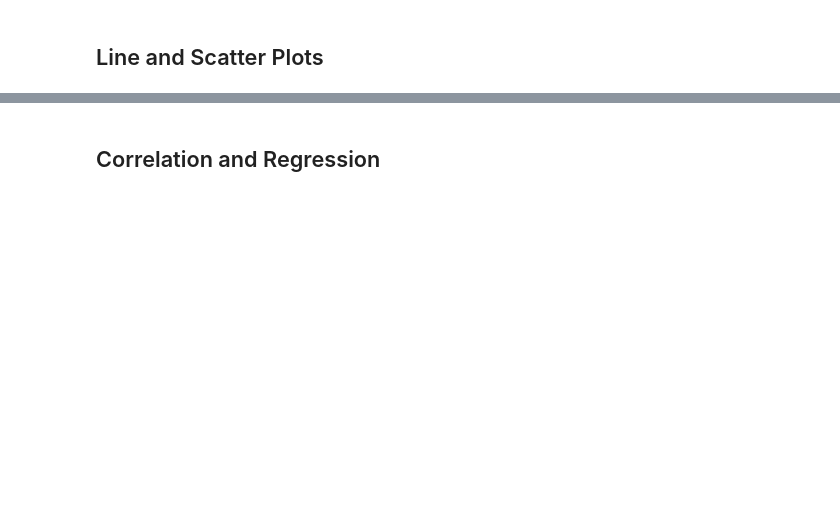
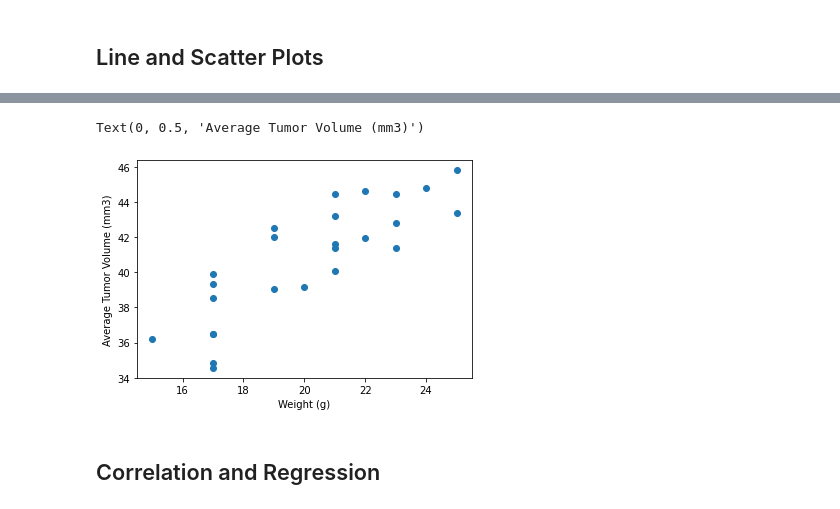
Before and after one commit to IlkayAtes11/Matplotlib-Challenge, a Jupyter notebook: Code/pymaceuticals.ipynb, the cells around one changed output, grey strips where cells are left out. Cells and saved outputs as stored; diff of their text form; code cells hidden in the pictures; blank space fills up the shorter version.

```diff
--- a/Code/pymaceuticals.ipynb
+++ b/Code/pymaceuticals.ipynb
@@ -324,4 +339,18 @@ plt.show()
 # %%
 # Generate a scatter plot of average tumor volume vs. mouse weight for the Capomulin regimen
+
+capomulin_weight= clean_data.loc[clean_data['Drug Regimen']=='Capomulin'].groupby('Mouse ID').mean()
+
+wx_axis = capomulin_weight['Weight (g)']
+
+wy_axis = capomulin_weight['Tumor Volume (mm3)']
+
+plt.scatter(wx_axis, wy_axis)
+
+plt.xlabel("Weight (g)")
+plt.ylabel("Average Tumor Volume (mm3)")
+# %% [output]
+Text(0, 0.5, 'Average Tumor Volume (mm3)')
+[figure, added]
 # %% [markdown]
 ## Correlation and Regression
```
Also changed, not shown: parts of 4 cells of this notebook, 1 other file.
